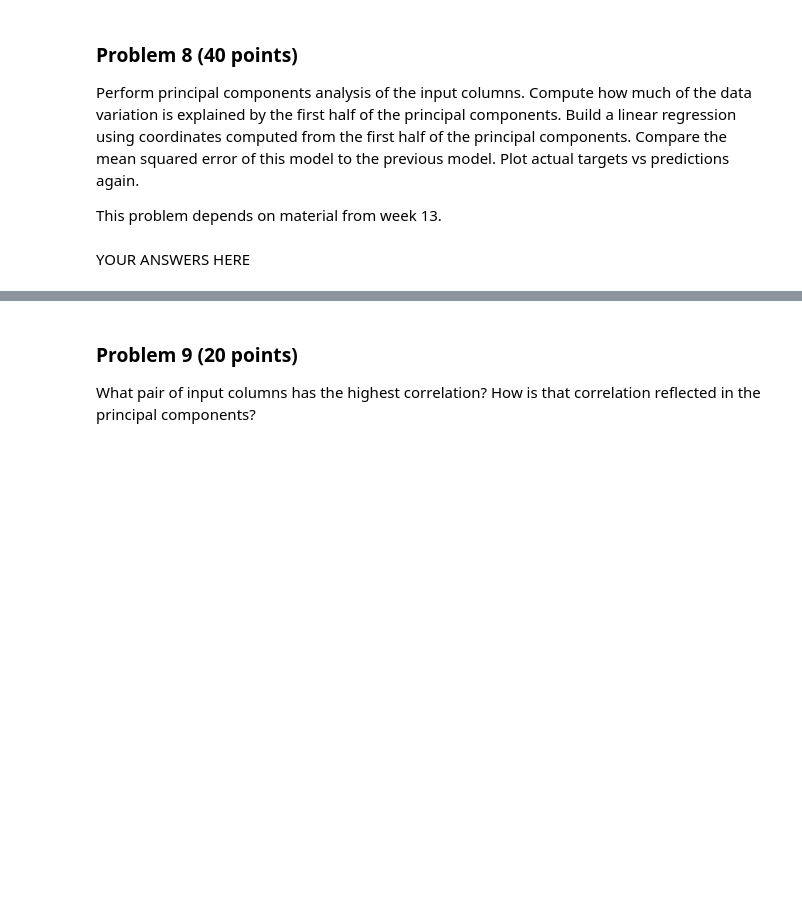
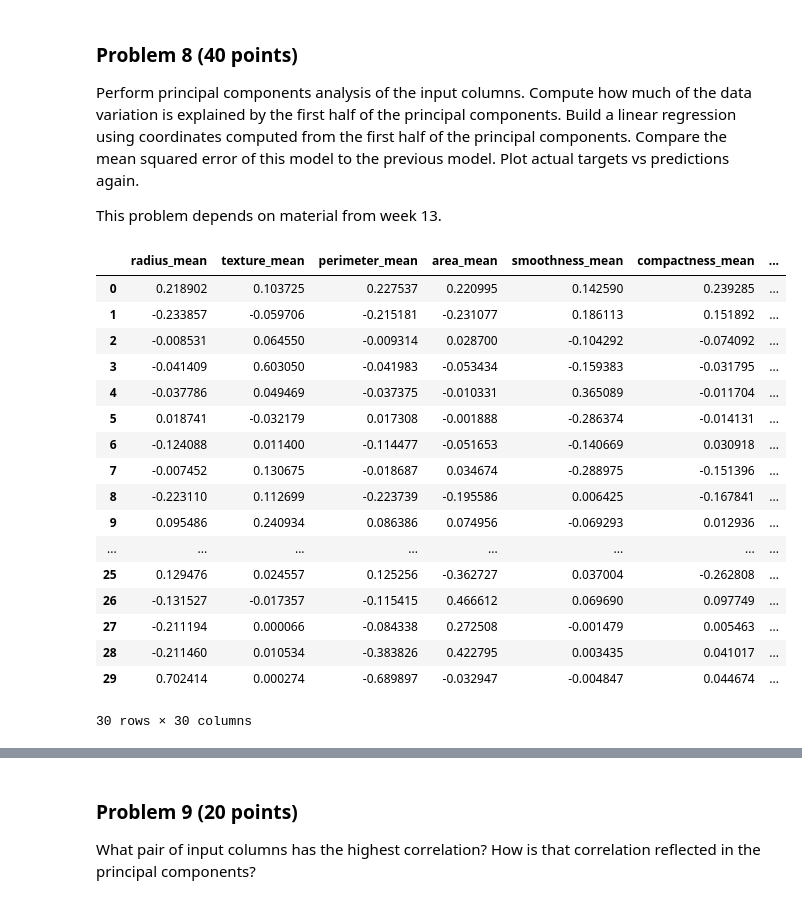
Before and after one commit to aidandig/dx601-final-project, a Jupyter notebook: project.ipynb, the cells around one changed output, grey strips where cells are left out. Cells and saved outputs as stored; diff of their text form; code cells hidden in the pictures; blank space fills up the shorter version.

```diff
--- a/project.ipynb
+++ b/project.ipynb
@@ -586,2 +585,29 @@ This problem depends on material from week 13.
-# %% [markdown]
-YOUR ANSWERS HERE
+# %%
+breastCancer_pca_columns = breastCancer.drop(['target'], axis='columns').columns
+
+# Normalize Data
+breastCancer_normalized = breastCancer[breastCancer_pca_columns] / breastCancer[breastCancer_pca_columns].std()
+
+breastCancer_pca = PCA()
+breastCancer_pca.fit(breastCancer_normalized[breastCancer_pca_columns])
+breastCancer_components = pd.DataFrame(breastCancer_pca.components_, columns= breastCancer_pca_columns)
+breastCancer_components
+# %% [output]
+|  | radius_mean | texture_mean | perimeter_mean | area_mean | smoothness_mean | compactness_mean | ... |
+| 0 | 0.218902 | 0.103725 | 0.227537 | 0.220995 | 0.142590 | 0.239285 | ... |
+| 1 | -0.233857 | -0.059706 | -0.215181 | -0.231077 | 0.186113 | 0.151892 | ... |
+| 2 | -0.008531 | 0.064550 | -0.009314 | 0.028700 | -0.104292 | -0.074092 | ... |
+| 3 | -0.041409 | 0.603050 | -0.041983 | -0.053434 | -0.159383 | -0.031795 | ... |
+| 4 | -0.037786 | 0.049469 | -0.037375 | -0.010331 | 0.365089 | -0.011704 | ... |
+| 5 | 0.018741 | -0.032179 | 0.017308 | -0.001888 | -0.286374 | -0.014131 | ... |
+| 6 | -0.124088 | 0.011400 | -0.114477 | -0.051653 | -0.140669 | 0.030918 | ... |
+| 7 | -0.007452 | 0.130675 | -0.018687 | 0.034674 | -0.288975 | -0.151396 | ... |
+| 8 | -0.223110 | 0.112699 | -0.223739 | -0.195586 | 0.006425 | -0.167841 | ... |
+| 9 | 0.095486 | 0.240934 | 0.086386 | 0.074956 | -0.069293 | 0.012936 | ... |
+| ... | ... | ... | ... | ... | ... | ... | ... |
+| 25 | 0.129476 | 0.024557 | 0.125256 | -0.362727 | 0.037004 | -0.262808 | ... |
+| 26 | -0.131527 | -0.017357 | -0.115415 | 0.466612 | 0.069690 | 0.097749 | ... |
+| 27 | -0.211194 | 0.000066 | -0.084338 | 0.272508 | -0.001479 | 0.005463 | ... |
+| 28 | -0.211460 | 0.010534 | -0.383826 | 0.422795 | 0.003435 | 0.041017 | ... |
+| 29 | 0.702414 | 0.000274 | -0.689897 | -0.032947 | -0.004847 | 0.044674 | ... |
+30 rows × 30 columns
```
Also changed, not shown: parts of 8 cells of this notebook.
